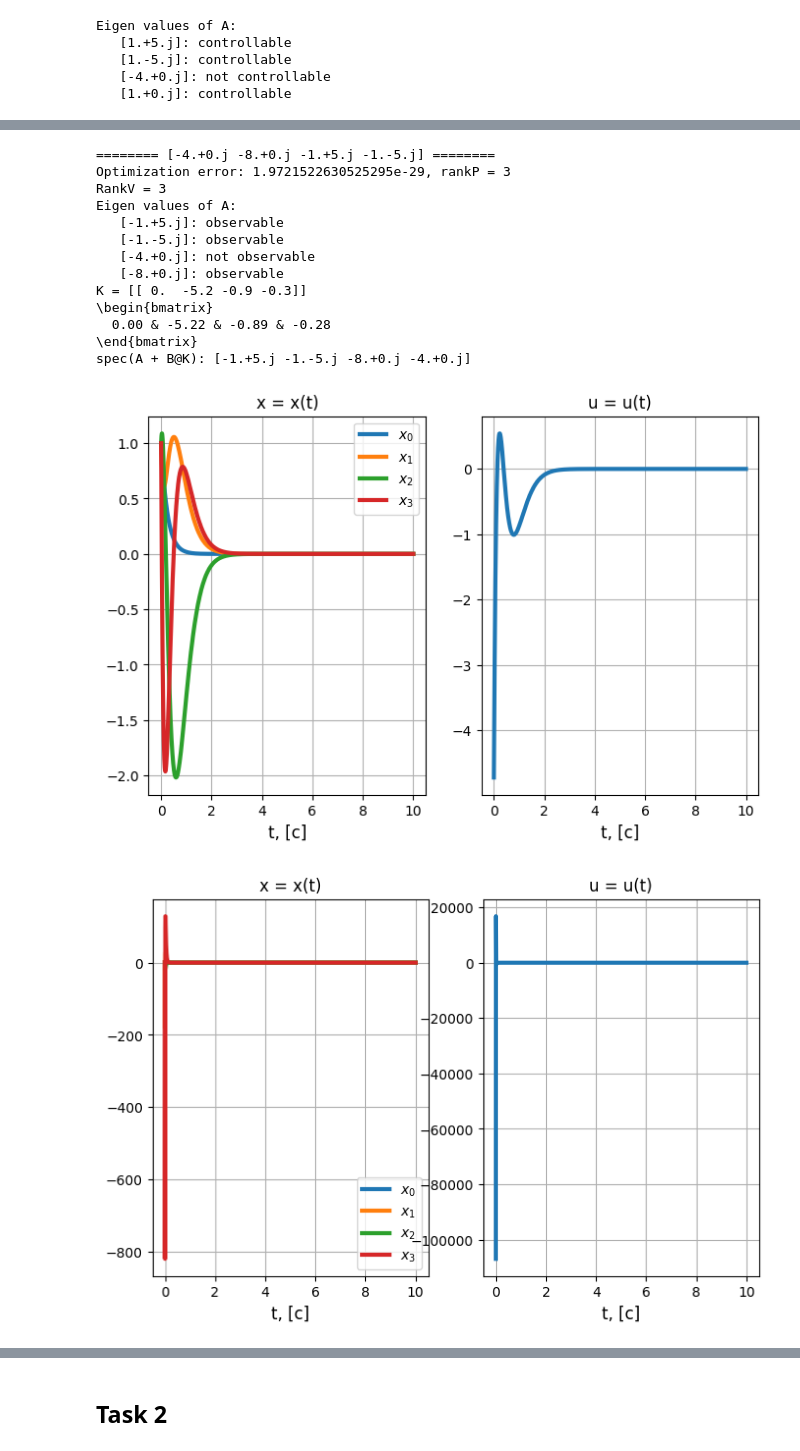
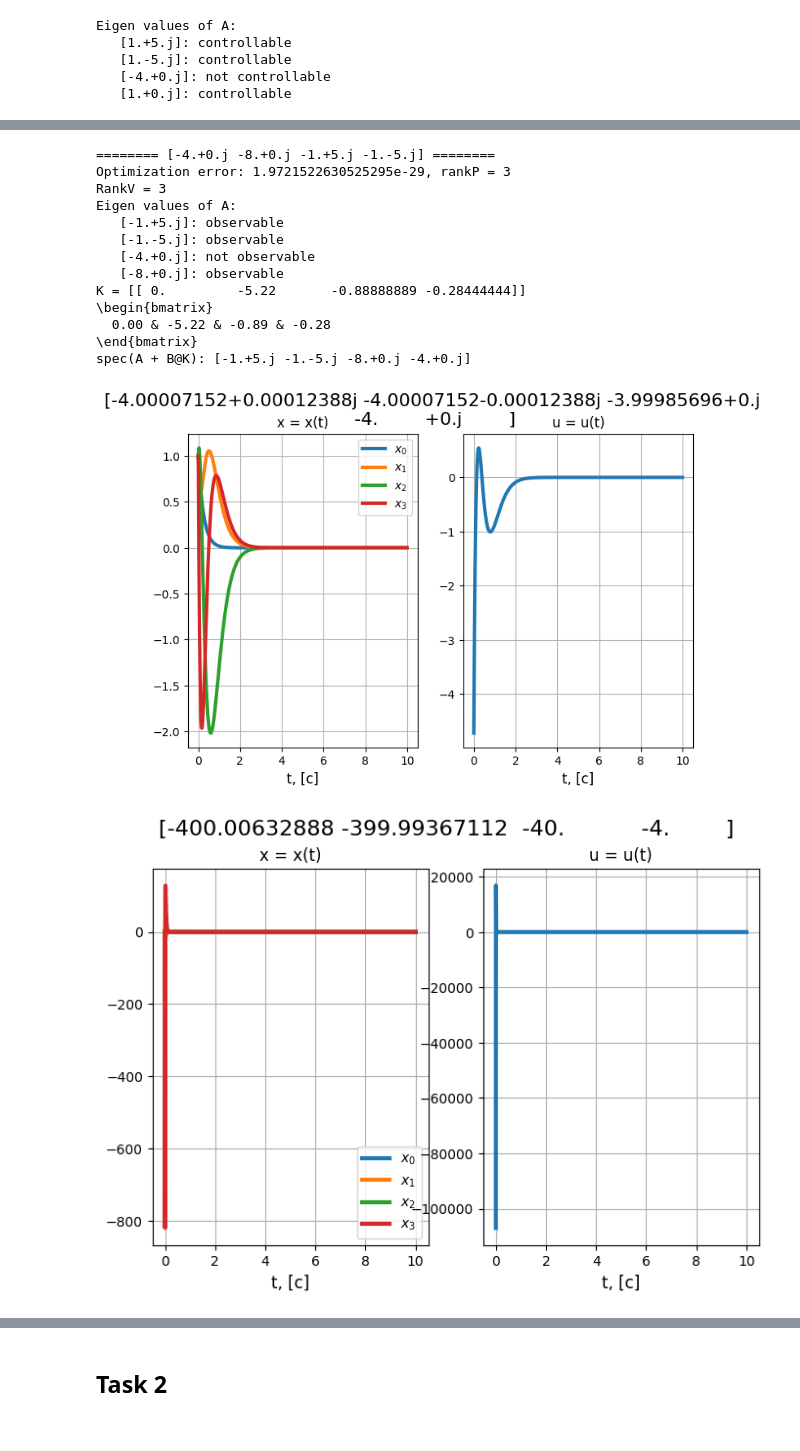
Before and after one commit to lalayants/control-theory-itmo-2023-2024, a Jupyter notebook: spring/Lab8/lab8.ipynb, the cells around one changed output, grey strips where cells are left out. Saved outputs shown, nothing was run; the diff lists cells and outputs as text; code cells hidden in the pictures.

```diff
--- a/spring/Lab8/lab8.ipynb
+++ b/spring/Lab8/lab8.ipynb
@@ -148,6 +148,7 @@ Eigen values of A:
    [-4.+0.j]: not controllable
    [1.+0.j]: controllable
 # %%
+task1_ks = dict()
 for indx, specs in enumerate(task1_specs):
     print(f'\n======== {specs} ========')
     new_g = task1_get_G(specs)
@@ -157,6 +158,7 @@ for indx, specs in enumerate(task1_specs):
     # print(f'Y:\n{new_y}')
 
     K = task1_get_K(task1_A, task1_B, new_g, new_y).astype(np.float64)
+    task1_ks[indx] = K
     check_observability(new_y, new_g)
     check_observability_eigens(new_y, new_g)
 
@@ -167,6 +169,7 @@ for indx, specs in enumerate(task1_specs):
     res = task1_simulate(task1_A, task1_B, K, task1_x0, ts)
 
     fig, axs = plt.subplots(1, 2, figsize=(8, 5))
+    fig.suptitle(f'{np.linalg.eigvals(task1_A + task1_B @ K)}', fontsize=16)
     for i in range(4):
         axs[0].plot(ts, res.states[i], linewidth = 3, label=f'$x_{i}$')
     axs[0].grid(True)
@@ -222,15 +227,15 @@ spec(A + B@K): [ 1.7e-15+5.j  1.7e-15-5.j -8.0e+00+0.j -4.0e+00+0.j]
 ======== [-4.+0.j -8.+0.j -1.+5.j -1.-5.j] ========
 Optimization error: 1.9721522630525295e-29, rankP = 3
 RankV = 3
 Eigen values of A:
    [-1.+5.j]: observable
    [-1.-5.j]: observable
    [-4.+0.j]: not observable
    [-8.+0.j]: observable
-K = [[ 0.  -5.2 -0.9 -0.3]]
+K = [[ 0.         -5.22       -0.88888889 -0.28444444]]
 \begin{bmatrix}
   0.00 & -5.22 & -0.89 & -0.28
 \end{bmatrix}
 spec(A + B@K): [-1.+5.j -1.-5.j -8.+0.j -4.+0.j]
-[figure, old version]
+[figure, new version]
-[figure, old version]
+[figure, new version]
```
Also changed, not shown: parts of 15 cells of this notebook, 9 other files.
